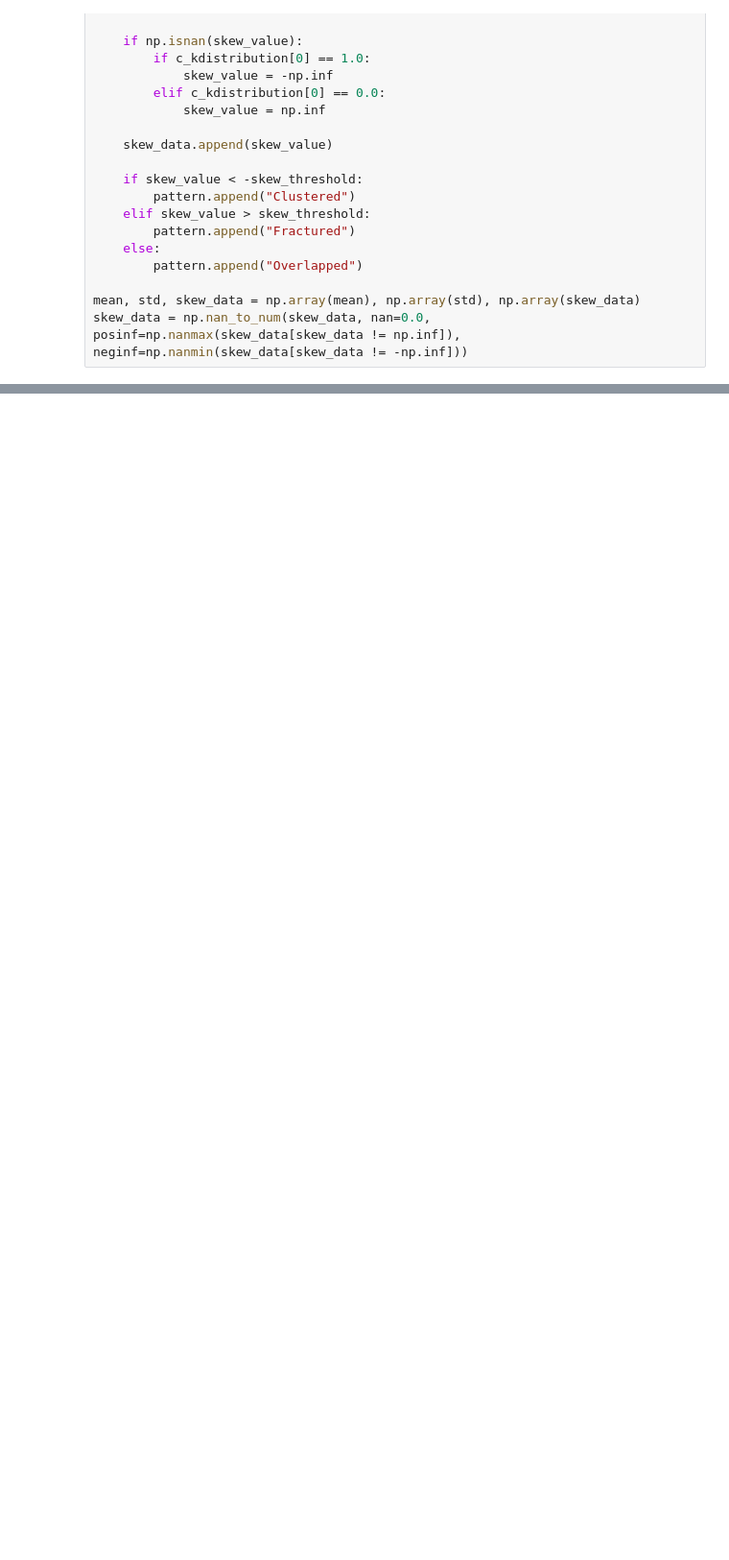
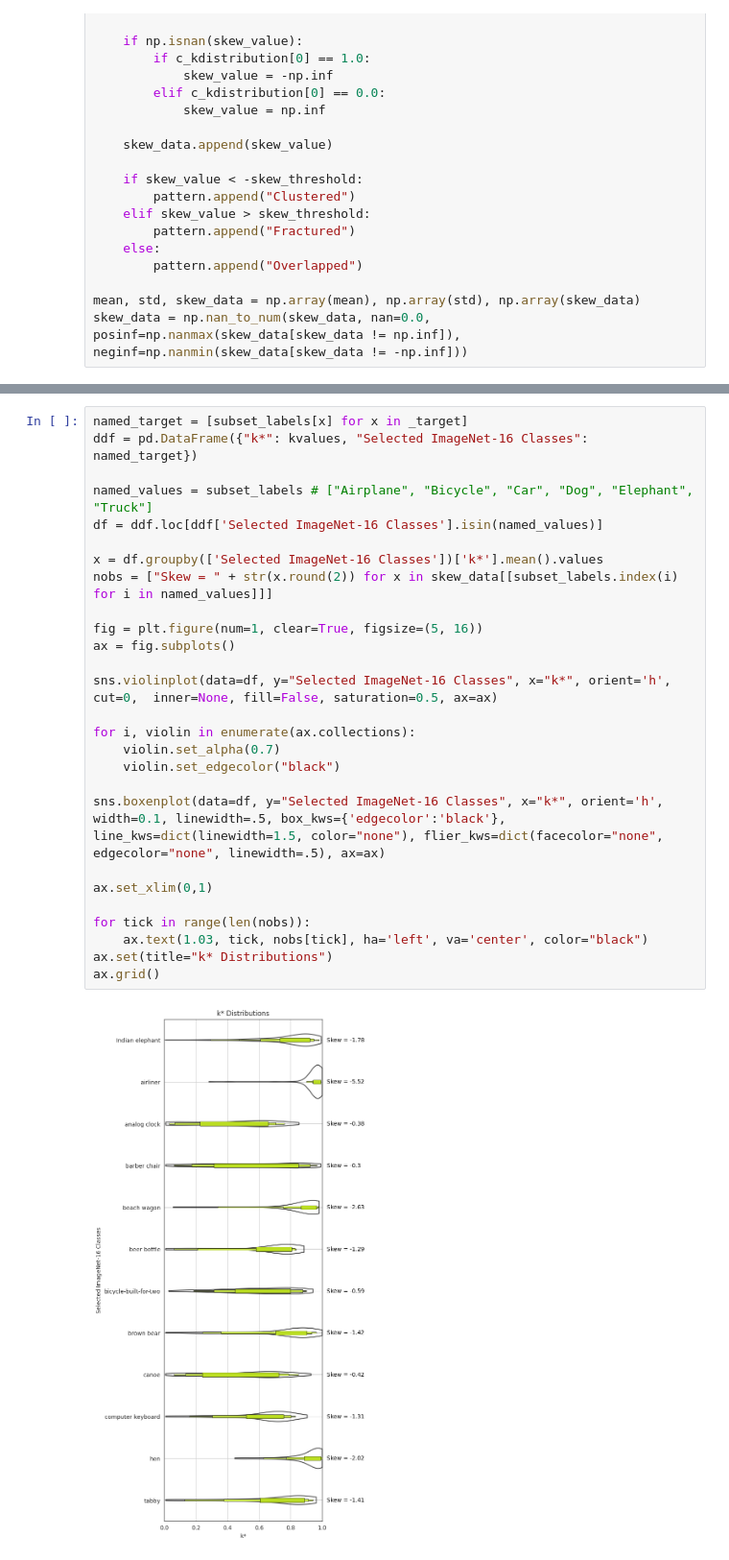
Before and after one commit to arunangshudutta/k-Distribution, a Jupyter notebook: code/Copy_of_k_Distribution.ipynb, the cells around one changed output, grey strips where cells are left out. Shown: that part at 96% size. Saved outputs shown, nothing was run; the diff lists cells and outputs as text; blank space fills up the shorter version.

```diff
--- a/code/Copy_of_k_Distribution.ipynb
+++ b/code/Copy_of_k_Distribution.ipynb
@@ -165,0 +235,29 @@ ax.grid()
+# %%
+named_target = [subset_labels[x] for x in _target]
+ddf = pd.DataFrame({"k*": kvalues, "Selected ImageNet-16 Classes": named_target})
+
+named_values = subset_labels # ["Airplane", "Bicycle", "Car", "Dog", "Elephant", "Truck"]
+df = ddf.loc[ddf['Selected ImageNet-16 Classes'].isin(named_values)]
+
+x = df.groupby(['Selected ImageNet-16 Classes'])['k*'].mean().values
+nobs = ["Skew = " + str(x.round(2)) for x in skew_data[[subset_labels.index(i) for i in named_values]]]
+
+fig = plt.figure(num=1, clear=True, figsize=(5, 16))
+ax = fig.subplots()
+
+sns.violinplot(data=df, y="Selected ImageNet-16 Classes", x="k*", orient='h', cut=0,  inner=None, fill=False, saturation=0.5, ax=ax)
+
+for i, violin in enumerate(ax.collections):
+    violin.set_alpha(0.7)
+    violin.set_edgecolor("black")
+
+sns.boxenplot(data=df, y="Selected ImageNet-16 Classes", x="k*", orient='h', width=0.1, linewidth=.5, box_kws={'edgecolor':'black'}, line_kws=dict(linewidth=1.5, color="none"), flier_kws=dict(facecolor="none", edgecolor="none", linewidth=.5), ax=ax)
+
+ax.set_xlim(0,1)
+
+for tick in range(len(nobs)):
+    ax.text(1.03, tick, nobs[tick], ha='left', va='center', color="black")
+ax.set(title="k* Distributions")
+ax.grid()
+# %% [output]
+[figure, added]
```
Also changed, not shown: parts of 13 cells of this notebook.
